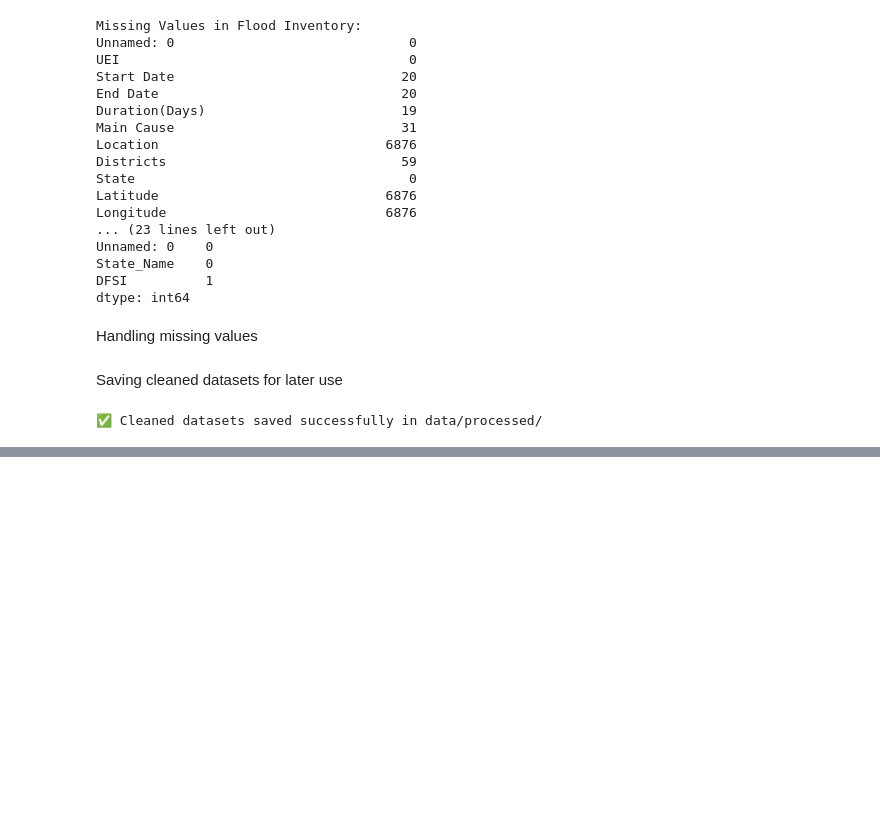
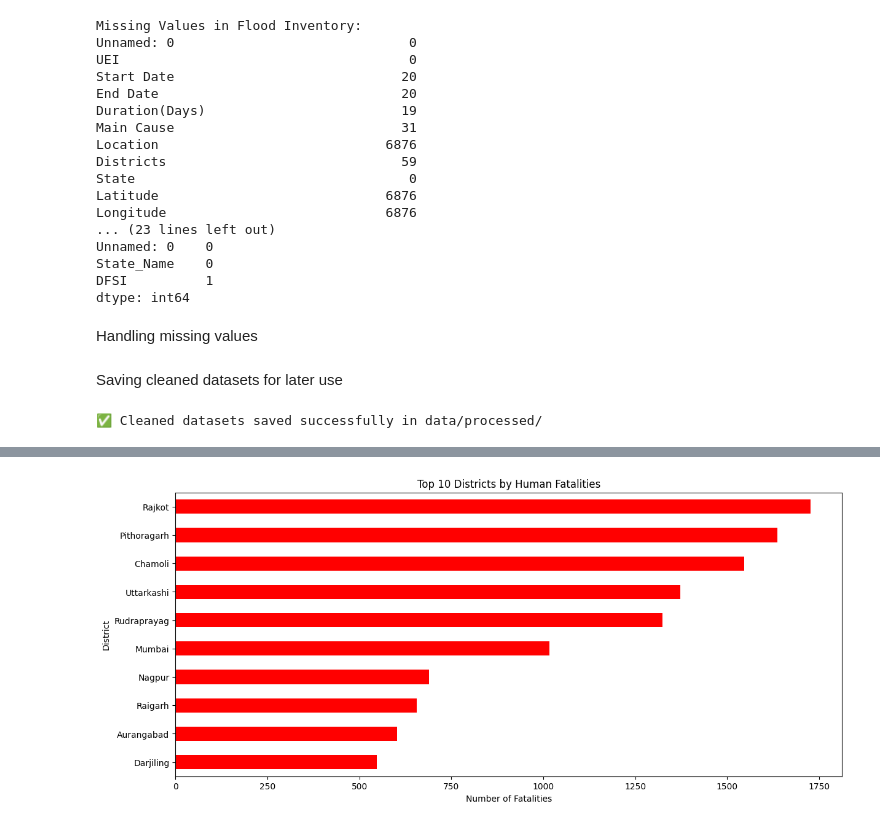
Before and after one commit to Anees-Fathima/Smart-Disaster-Supply-Chain-Tracker-for-Flood, a Jupyter notebook: Smart Disaster Supply Chain Tracker for Flood/notebook/preprocessing.ipynb, the cells around one changed output, grey strips where cells are left out. Drawn from its saved outputs; the diff is of its cells as text; code cells hidden in the pictures; blank space fills up the shorter version.

```diff
--- a/Smart Disaster Supply Chain Tracker for Flood/notebook/preprocessing.ipynb
+++ b/Smart Disaster Supply Chain Tracker for Flood/notebook/preprocessing.ipynb
@@ -123,0 +215,11 @@ print("✅ Cleaned datasets saved successfully in data/processed/")
+# %%
+plt.figure(figsize=(14,6))
+top_fatalities = district_impact.groupby("Dist_Name")["Human_fatality"].sum().sort_values(ascending=False).head(10)
+top_fatalities.plot(kind="barh", color="red")
+plt.title("Top 10 Districts by Human Fatalities")
+plt.xlabel("Number of Fatalities")
+plt.ylabel("District")
+plt.gca().invert_yaxis()
+plt.show()
+# %% [output]
+[figure, added]
```
Also changed, not shown: parts of 14 cells of this notebook, 2 other files.
